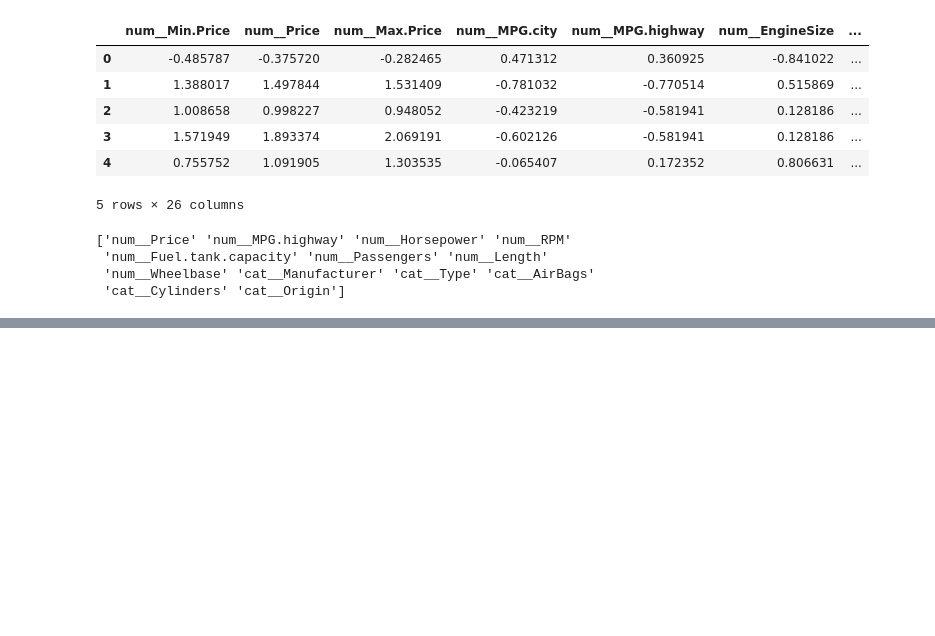
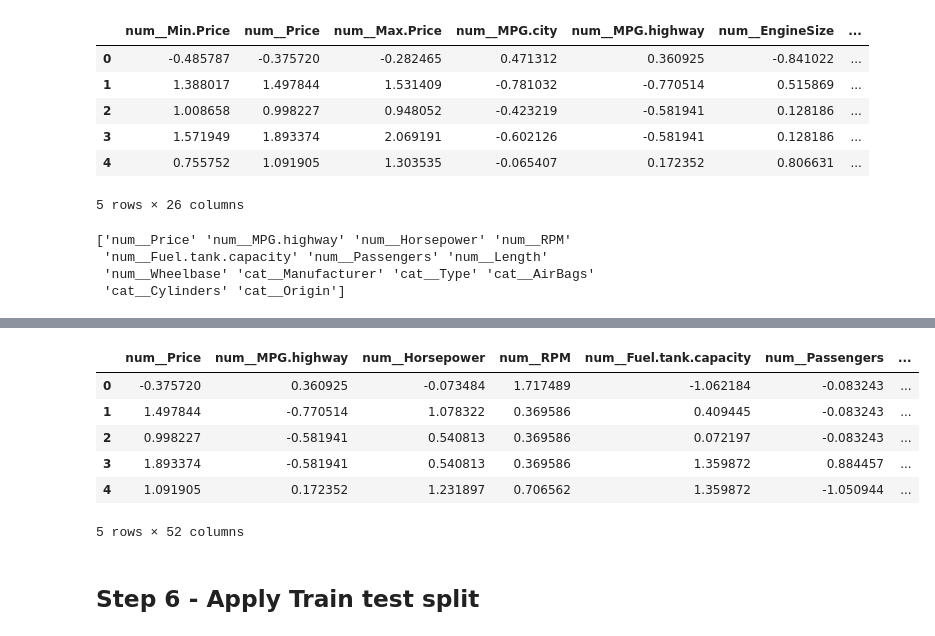
Before and after one commit to sneha87107/machine_learning, a Jupyter notebook: 05 Feature Selection/Backward.ipynb, the cells around one changed output, grey strips where cells are left out. Saved outputs shown, nothing was run; the diff lists cells and outputs as text; code cells hidden in the pictures; blank space fills up the shorter version.

```diff
--- a/05 Feature Selection/Backward.ipynb
+++ b/05 Feature Selection/Backward.ipynb
@@ -189,0 +242,3 @@ print(sel_cols)
+# %%
+cat_sel = list(X_imp.columns[X_imp.dtypes == "object"])
+con_sel = list(X_imp.columns[X_imp.dtypes != "object"])
@@ -189,0 +262,24 @@ print(sel_cols)
+# %%
+num_pipe2 = make_pipeline(SimpleImputer(strategy="mean"), StandardScaler())
+# %%
+cat_pipe2 = make_pipeline(
+    SimpleImputer(strategy="most_frequent"),
+    OneHotEncoder(handle_unknown="ignore", sparse_output=False, drop="first"),
+)
+# %%
+final_pre = ColumnTransformer(
+    [("num", num_pipe2, con_sel), ("cat", cat_pipe2, cat_sel)]
+).set_output(transform="pandas")
+# %%
+X_imp_pre = final_pre.fit_transform(X_imp)
+X_imp_pre.head()
+# %% [output]
+|  | num__Price | num__MPG.highway | num__Horsepower | num__RPM | num__Fuel.tank.capacity | num__Passengers | ... |
+| 0 | -0.375720 | 0.360925 | -0.073484 | 1.717489 | -1.062184 | -0.083243 | ... |
+| 1 | 1.497844 | -0.770514 | 1.078322 | 0.369586 | 0.409445 | -0.083243 | ... |
+| 2 | 0.998227 | -0.581941 | 0.540813 | 0.369586 | 0.072197 | -0.083243 | ... |
+| 3 | 1.893374 | -0.581941 | 0.540813 | 0.369586 | 1.359872 | 0.884457 | ... |
+| 4 | 1.091905 | 0.172352 | 1.231897 | 0.706562 | 1.359872 | -1.050944 | ... |
+5 rows × 52 columns
+# %% [markdown]
+## Step 6 - Apply Train test split
```
Also changed, not shown: parts of 43 cells of this notebook, 3 other files.
